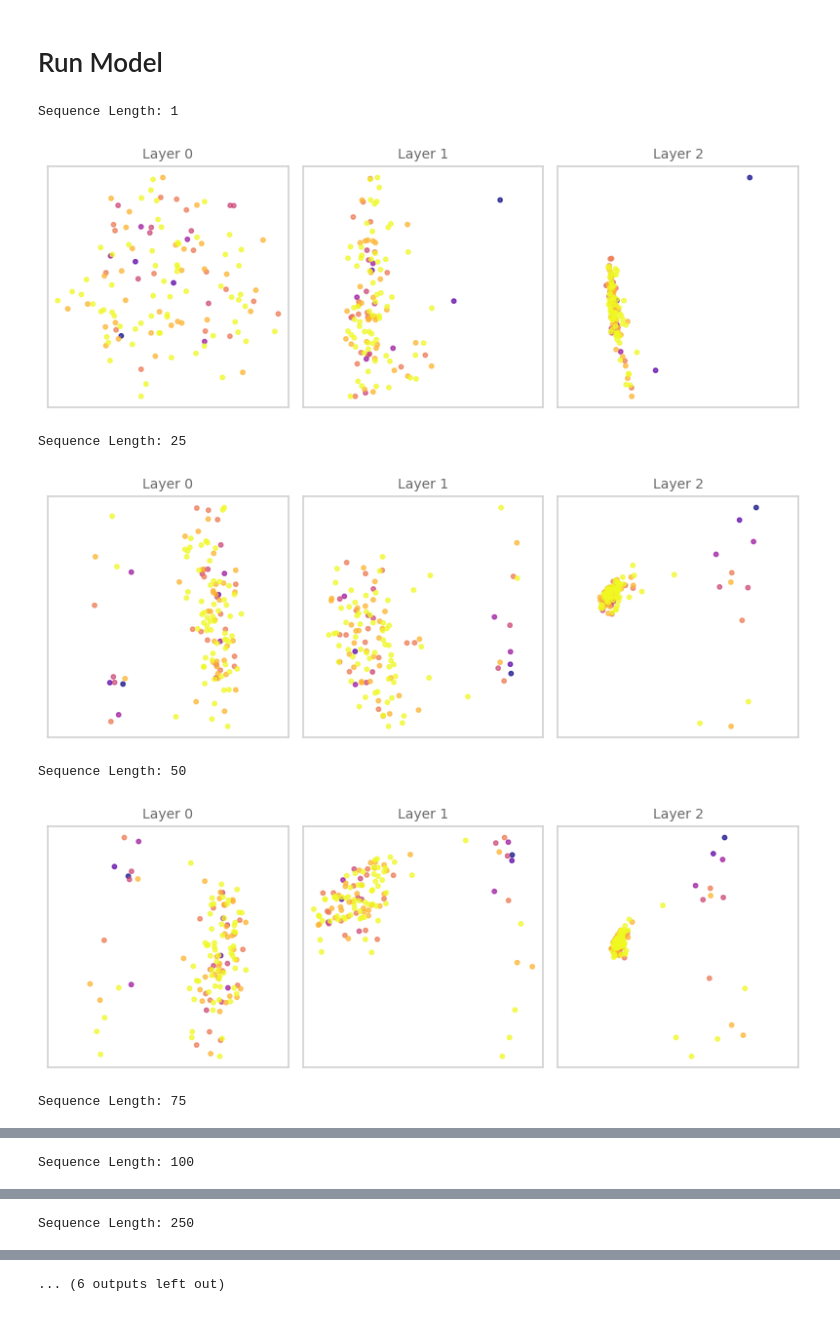
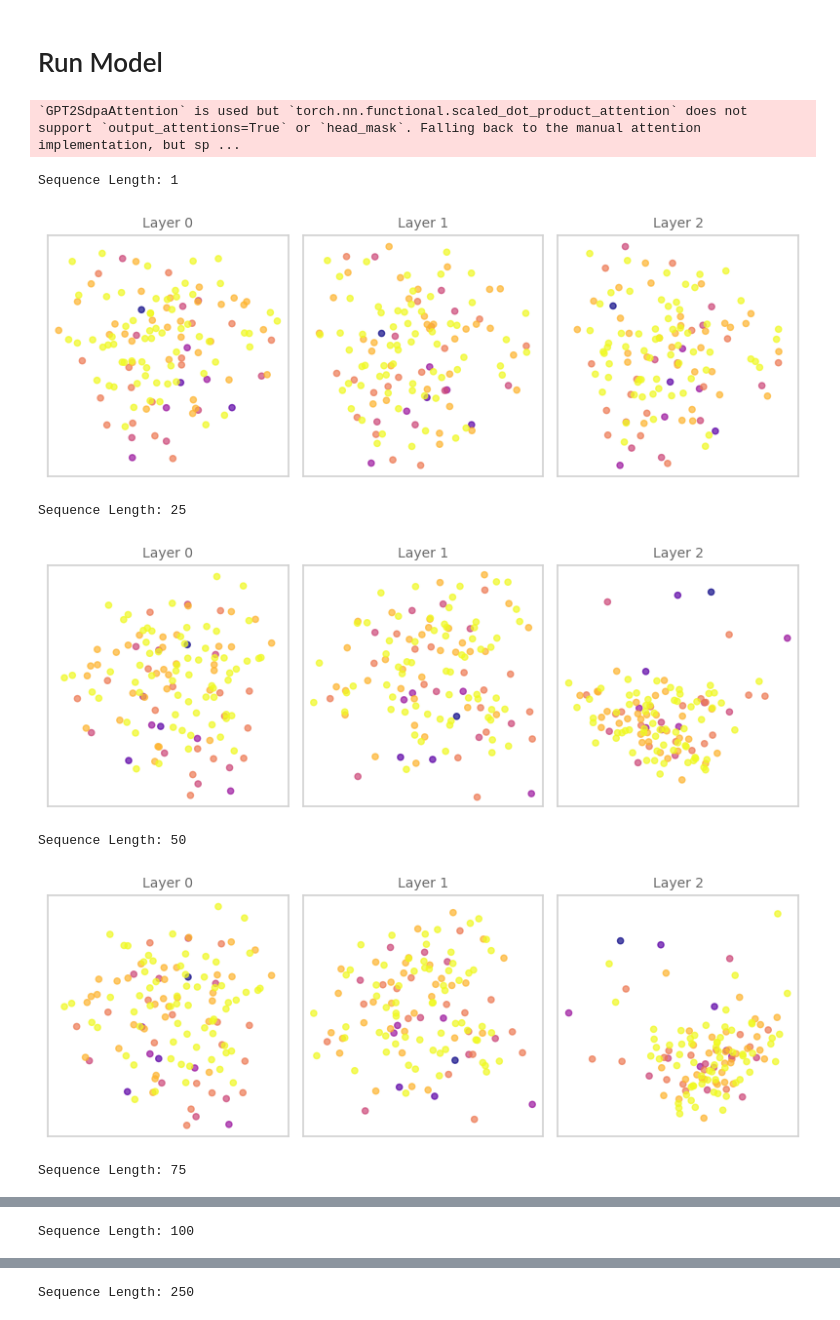
Before and after one commit to chingf/icl-maze, a Jupyter notebook: notebooks/03_representation_structure_kernel_alignment.ipynb, the cells around one changed output, grey strips where cells are left out. Saved outputs shown, nothing was run; the diff lists cells and outputs as text; code cells hidden in the pictures.

Commit message:
Consolidate model seed code to run multiple initializations

```diff
--- a/notebooks/03_representation_structure_kernel_alignment.ipynb
+++ b/notebooks/03_representation_structure_kernel_alignment.ipynb
@@ -62,6 +66,7 @@ model_config = {
 }
 # %%
 from src.models.transformer_end_query import Transformer
+model_config['initialization_seed'] = 0
 model = Transformer(**model_config)
 checkpoint = torch.load(path_to_pkl)
 model.load_state_dict(checkpoint['state_dict'])
@@ -89,7 +94,7 @@ else:  # Pickle file
     eval_trajs = random.sample(eval_trajs, n_eval_envs)
     random.seed()
 # %%
-i_eval = 3
+i_eval = 4
 traj = eval_trajs[i_eval]
 # %%
 env_config = {
@@ -114,7 +119,7 @@ for state_feature in state_features:
     layers.append(env.node_map[state_feature].layer)
     positions.append(env.node_map[state_feature].pos)
 # %%
-def run_model(traj, model, state_features, seq_length):
+def run_model(traj, model, state_features, seq_length, zero_reward=False):
     hidden_states = [[] for _ in range(model.n_layer)]
 
     for state_feature in state_features:
@@ -131,6 +136,8 @@ def run_model(traj, model, state_features, seq_length):
                 batch[k] = batch[k][:,:seq_length]
             batch[k] = batch[k].to(model.device)
         model.save_activations = True
+        if zero_reward:
+            batch['context_rewards'] *= 0
         with torch.no_grad():
             out = model(batch)
         _hidden_states = model.activations['hidden_states'][1:] # Tuple over layers
@@ -211,7 +218,7 @@ def make_pca_plots(hidden_states):
         # Plot the PCA results
         axs[layer].scatter(
             data_pca[:, 0], data_pca[:, 1],
-            c=layers, cmap='plasma', s=10,
+            c=layers, cmap='plasma', s=20,
             alpha=0.7)
         axs[layer].set_aspect('equal', 'box')
         axs[layer].set_title(f'Layer {layer}')
@@ -227,31 +234,36 @@ def make_pca_plots(hidden_states):
 # %%
 dist_results = {
     'seq_length': [],
     'layer': [],
     'diff': [],
-    'random_diff': []
+    'random_diff': [],
+    'diff_no_reward': []
 }
 seq_lengths = [1, 25, 50, 75, 100, 250, 500, 750, 1000]
 for seq_length in seq_lengths:
     print(f'Sequence Length: {seq_length}')
     hidden_states = run_model(traj, model, state_features, seq_length)
     make_pca_plots(hidden_states)
     diffs, dist_matrices = get_dist_metric(hidden_states, true_dist_matrix)
     random_diffs, _ = get_dist_metric(hidden_states, true_dist_matrix, random_ctrl=True)
+    hidden_states_no_reward = run_model(traj, model, state_features, seq_length, zero_reward=True)
+    diffs_no_reward, _ = get_dist_metric(hidden_states_no_reward, true_dist_matrix)
     dist_results['seq_length'].extend([seq_length] * model.n_layer)
     dist_results['layer'].extend(range(model.n_layer))
     dist_results['diff'].extend(diffs)
     dist_results['random_diff'].extend(random_diffs)
+    dist_results['diff_no_reward'].extend(diffs_no_reward)
     # Clear GPU memory
     del hidden_states
     torch.cuda.empty_cache()
 
 dist_results = pd.DataFrame(dist_results)
 # %% [output]
-Sequence Length: 1
+`GPT2SdpaAttention` is used but `torch.nn.functional.scaled_dot_product_attention` does not support `output_attentions=True` or `head_mask`. Falling back to the manual attention implementation, but sp ...
+Sequence Length: 1
-[figure, old version]
+[figure, new version]
-Sequence Length: 25
+Sequence Length: 25
-[figure, old version]
+[figure, new version]
-Sequence Length: 50
+Sequence Length: 50
-[figure, old version]
+[figure, new version]
-Sequence Length: 75
+Sequence Length: 75
@@ -259 +271 @@ Sequence Length: 75
-Sequence Length: 100
+Sequence Length: 100
@@ -261 +272,0 @@ Sequence Length: 100
-Sequence Length: 250
@@ -263 +273 @@ Sequence Length: 250
-... (6 outputs left out)
+Sequence Length: 250
```
Also changed, not shown: parts of 5 cells of this notebook, 24 other files.
